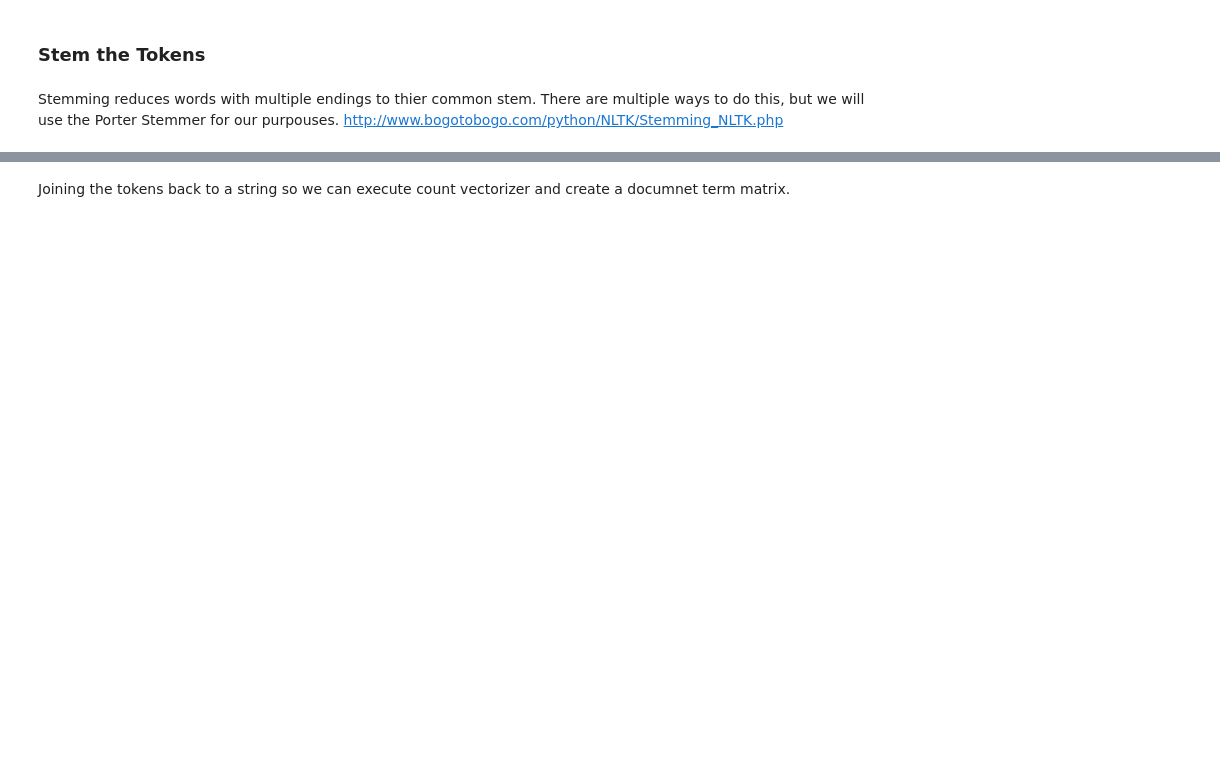
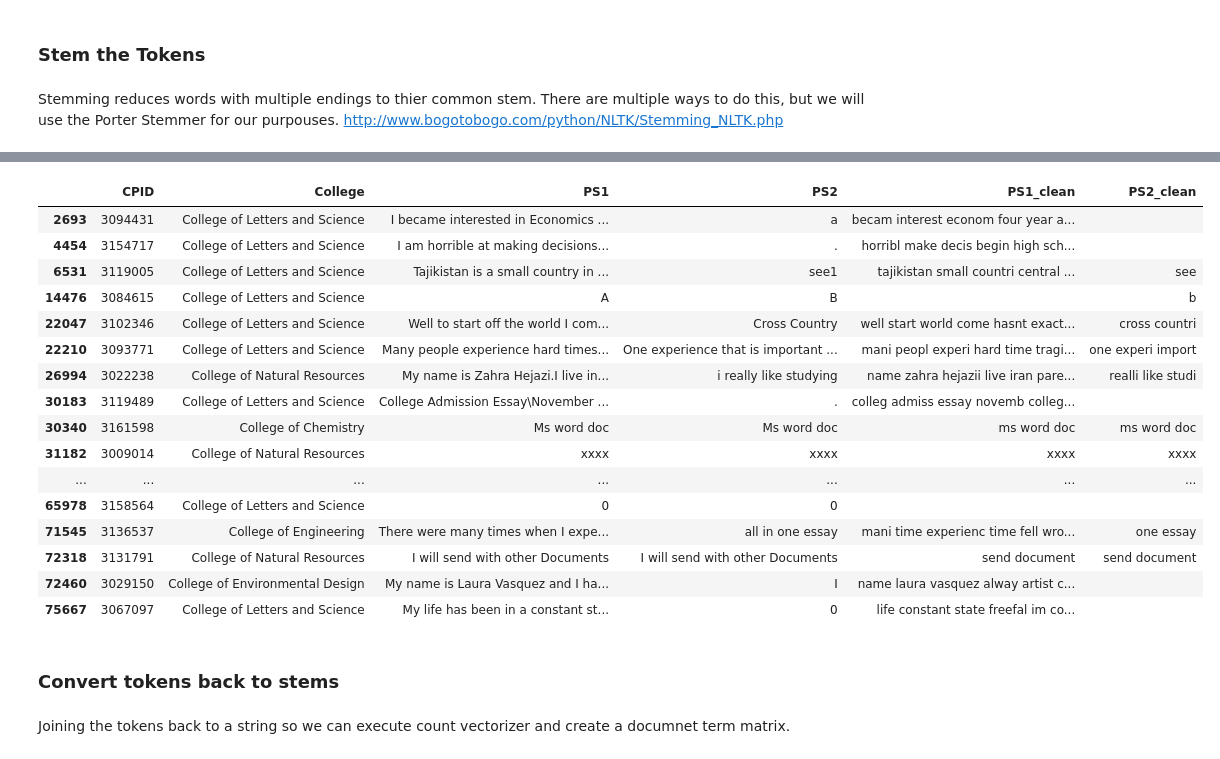
Before and after one commit to BeniamG/Admissions_Essays, a Jupyter notebook: Admissions_Essays_Production.ipynb, the cells around one changed output, grey strips where cells are left out. Cells and saved outputs as stored; diff of their text form; code cells hidden in the pictures; blank space fills up the shorter version.

```diff
--- a/Admissions_Essays_Production.ipynb
+++ b/Admissions_Essays_Production.ipynb
@@ -297,3 +636,29 @@ df_no_missing
+# %%
+post_processing_token_nan_2 = (df_no_missing['PS2_clean'].str.len() < 20)
+post_processing_token_nan_2
+
+post_processing_token_nan_df_2 = df_no_missing.loc[post_processing_token_nan_2]
+post_processing_token_nan_df_2
+# %% [output]
+|  | CPID | College | PS1 | PS2 | PS1_clean | PS2_clean |
+| 2693 | 3094431 | College of Letters and Science | I became interested in Economics ... | a | becam interest econom four year a... |  |
+| 4454 | 3154717 | College of Letters and Science | I am horrible at making decisions... | . | horribl make decis begin high sch... |  |
+| 6531 | 3119005 | College of Letters and Science | Tajikistan is a small country in ... | see1 | tajikistan small countri central ... | see |
+| 14476 | 3084615 | College of Letters and Science | A | B |  | b |
+| 22047 | 3102346 | College of Letters and Science | Well to start off the world I com... | Cross Country | well start world come hasnt exact... | cross countri |
+| 22210 | 3093771 | College of Letters and Science | Many people experience hard times... | One experience that is important ... | mani peopl experi hard time tragi... | one experi import |
+| 26994 | 3022238 | College of Natural Resources | My name is Zahra Hejazi.I live in... | i really like studying | name zahra hejazii live iran pare... | realli like studi |
+| 30183 | 3119489 | College of Letters and Science | College Admission Essay\November ... | . | colleg admiss essay novemb colleg... |  |
+| 30340 | 3161598 | College of Chemistry | Ms word doc | Ms word doc | ms word doc | ms word doc |
+| 31182 | 3009014 | College of Natural Resources | xxxx | xxxx | xxxx | xxxx |
+| ... | ... | ... | ... | ... | ... | ... |
+| 65978 | 3158564 | College of Letters and Science | 0 | 0 |  |  |
+| 71545 | 3136537 | College of Engineering | There were many times when I expe... | all in one essay | mani time experienc time fell wro... | one essay |
+| 72318 | 3131791 | College of Natural Resources | I will send with other Documents | I will send with other Documents | send document | send document |
+| 72460 | 3029150 | College of Environmental Design | My name is Laura Vasquez and I ha... | I | name laura vasquez alway artist c... |  |
+| 75667 | 3067097 | College of Letters and Science | My life has been in a constant st... | 0 | life constant state freefal im co... |  |
+# %% [markdown]
+### Convert tokens back to stems
 # %% [markdown]
 Joining the tokens back to a string so we can execute count vectorizer and create a documnet term matrix.
 # %%
```
Also changed, not shown: parts of 32 cells of this notebook, 1 other file.
